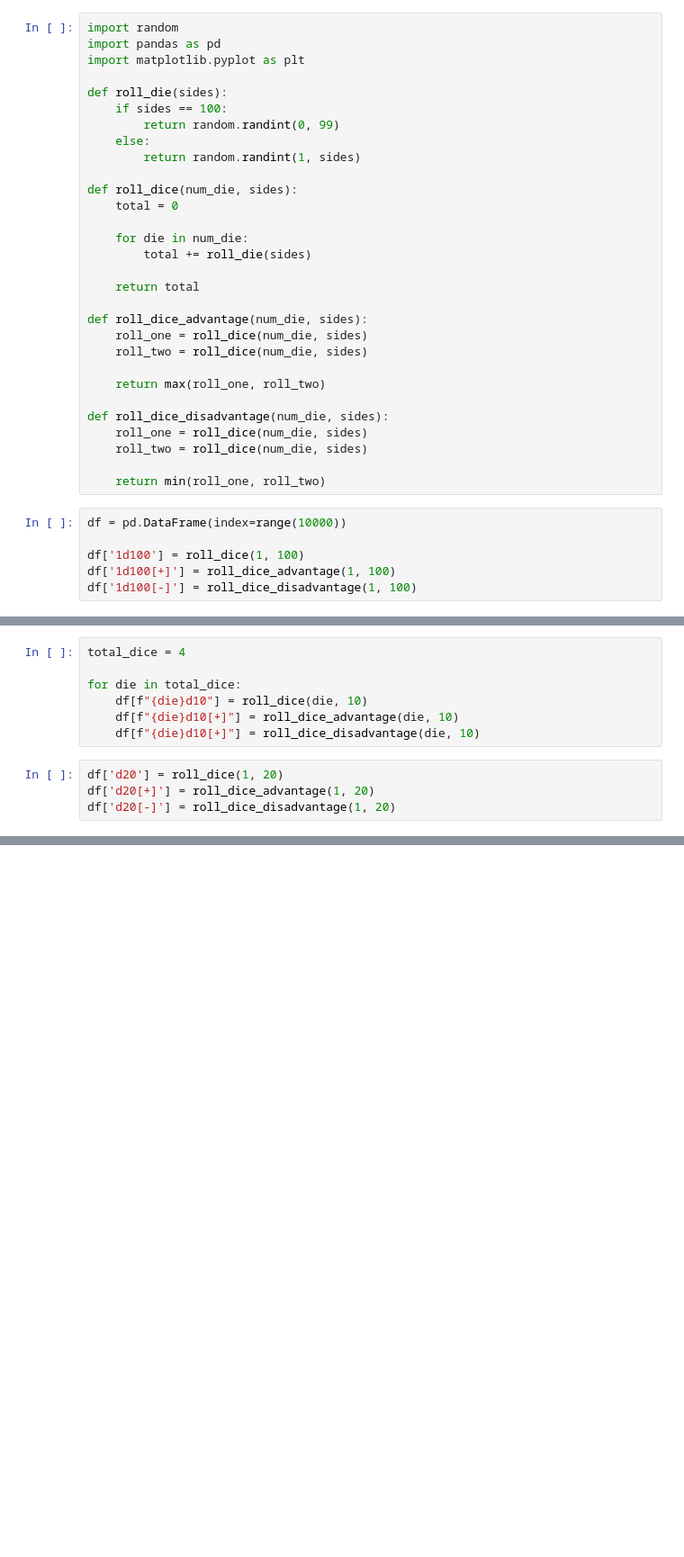
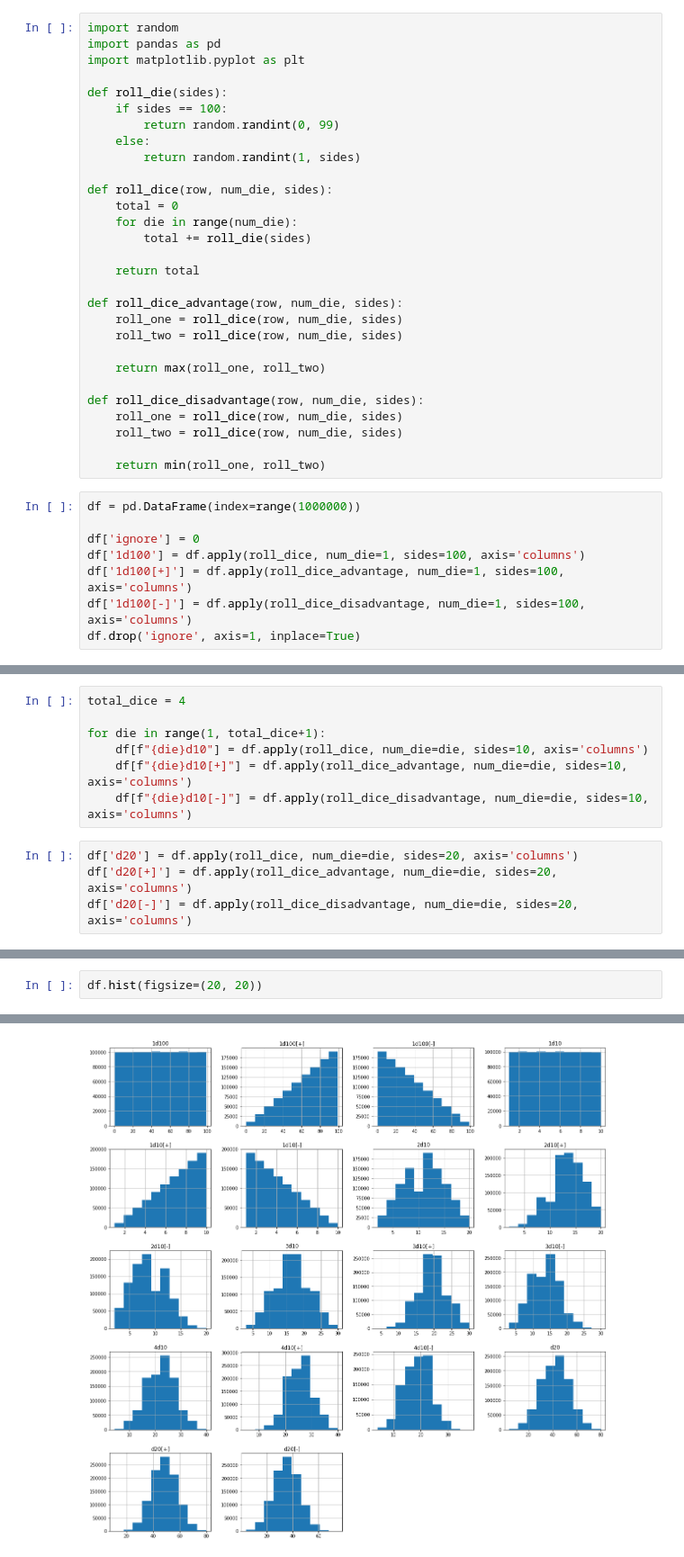
Before and after one commit to violetballard/mothership_dice, a Jupyter notebook: mothership_dice.ipynb, the cells around one changed output, grey strips where cells are left out. Shown: that part at 90% size. Drawn from its saved outputs; the diff is of its cells as text; blank space fills up the shorter version.

Commit message:
One million rolls each

```diff
--- a/mothership_dice.ipynb
+++ b/mothership_dice.ipynb
@@ -9,28 +9,29 @@ def roll_die(sides):
     else:
         return random.randint(1, sides)
 
-def roll_dice(num_die, sides):
+def roll_dice(row, num_die, sides):
     total = 0
-
-    for die in num_die:
+    for die in range(num_die):
         total += roll_die(sides)
 
     return total
 
-def roll_dice_advantage(num_die, sides):
-    roll_one = roll_dice(num_die, sides)
-    roll_two = roll_dice(num_die, sides)
+def roll_dice_advantage(row, num_die, sides):
+    roll_one = roll_dice(row, num_die, sides)
+    roll_two = roll_dice(row, num_die, sides)
 
     return max(roll_one, roll_two)
 
-def roll_dice_disadvantage(num_die, sides):
-    roll_one = roll_dice(num_die, sides)
-    roll_two = roll_dice(num_die, sides)
+def roll_dice_disadvantage(row, num_die, sides):
+    roll_one = roll_dice(row, num_die, sides)
+    roll_two = roll_dice(row, num_die, sides)
 
     return min(roll_one, roll_two)
 # %%
-df = pd.DataFrame(index=range(10000))
+df = pd.DataFrame(index=range(1000000))
 
-df['1d100'] = roll_dice(1, 100)
-df['1d100[+]'] = roll_dice_advantage(1, 100)
-df['1d100[-]'] = roll_dice_disadvantage(1, 100)
+df['ignore'] = 0
+df['1d100'] = df.apply(roll_dice, num_die=1, sides=100, axis='columns')
+df['1d100[+]'] = df.apply(roll_dice_advantage, num_die=1, sides=100, axis='columns')
+df['1d100[-]'] = df.apply(roll_dice_disadvantage, num_die=1, sides=100, axis='columns')
+df.drop('ignore', axis=1, inplace=True)
@@ -39,11 +38,11 @@ Error:
 # %%
 total_dice = 4
 
-for die in total_dice:
-    df[f"{die}d10"] = roll_dice(die, 10)
-    df[f"{die}d10[+]"] = roll_dice_advantage(die, 10)
-    df[f"{die}d10[+]"] = roll_dice_disadvantage(die, 10)
+for die in range(1, total_dice+1):
+    df[f"{die}d10"] = df.apply(roll_dice, num_die=die, sides=10, axis='columns')
+    df[f"{die}d10[+]"] = df.apply(roll_dice_advantage, num_die=die, sides=10, axis='columns')
+    df[f"{die}d10[-]"] = df.apply(roll_dice_disadvantage, num_die=die, sides=10, axis='columns')
 # %%
-df['d20'] = roll_dice(1, 20)
-df['d20[+]'] = roll_dice_advantage(1, 20)
-df['d20[-]'] = roll_dice_disadvantage(1, 20)
+df['d20'] = df.apply(roll_dice, num_die=die, sides=20, axis='columns')
+df['d20[+]'] = df.apply(roll_dice_advantage, num_die=die, sides=20, axis='columns')
+df['d20[-]'] = df.apply(roll_dice_disadvantage, num_die=die, sides=20, axis='columns')
@@ -49,0 +61,3 @@ df['d20[-]'] = roll_dice_disadvantage(1, 20)
+# %%
+df.hist(figsize=(20, 20))
+# %% [output]
@@ -49,0 +83 @@ df['d20[-]'] = roll_dice_disadvantage(1, 20)
+[figure, added]
```
Also changed, not shown: parts of 4 cells of this notebook.
